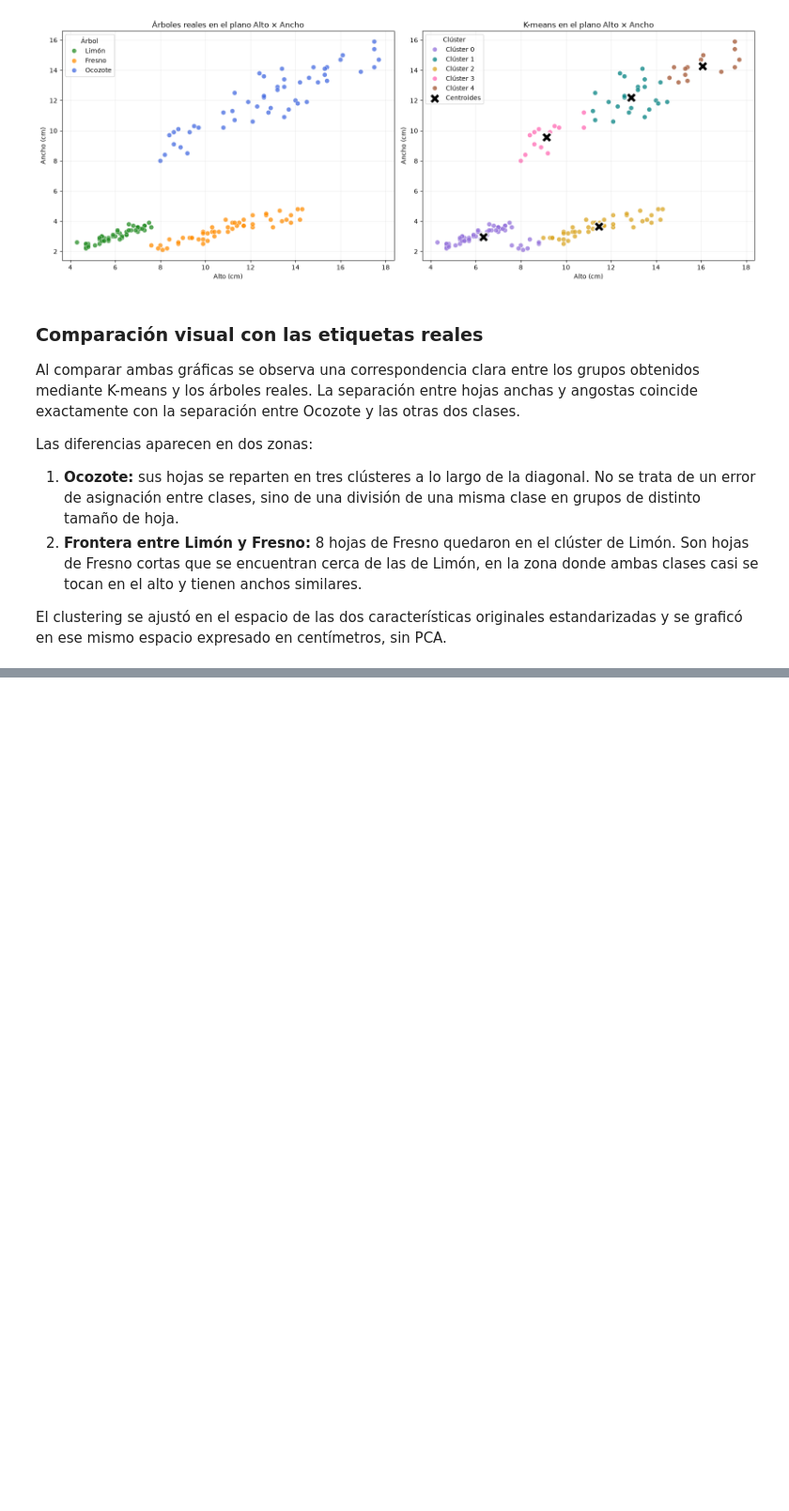
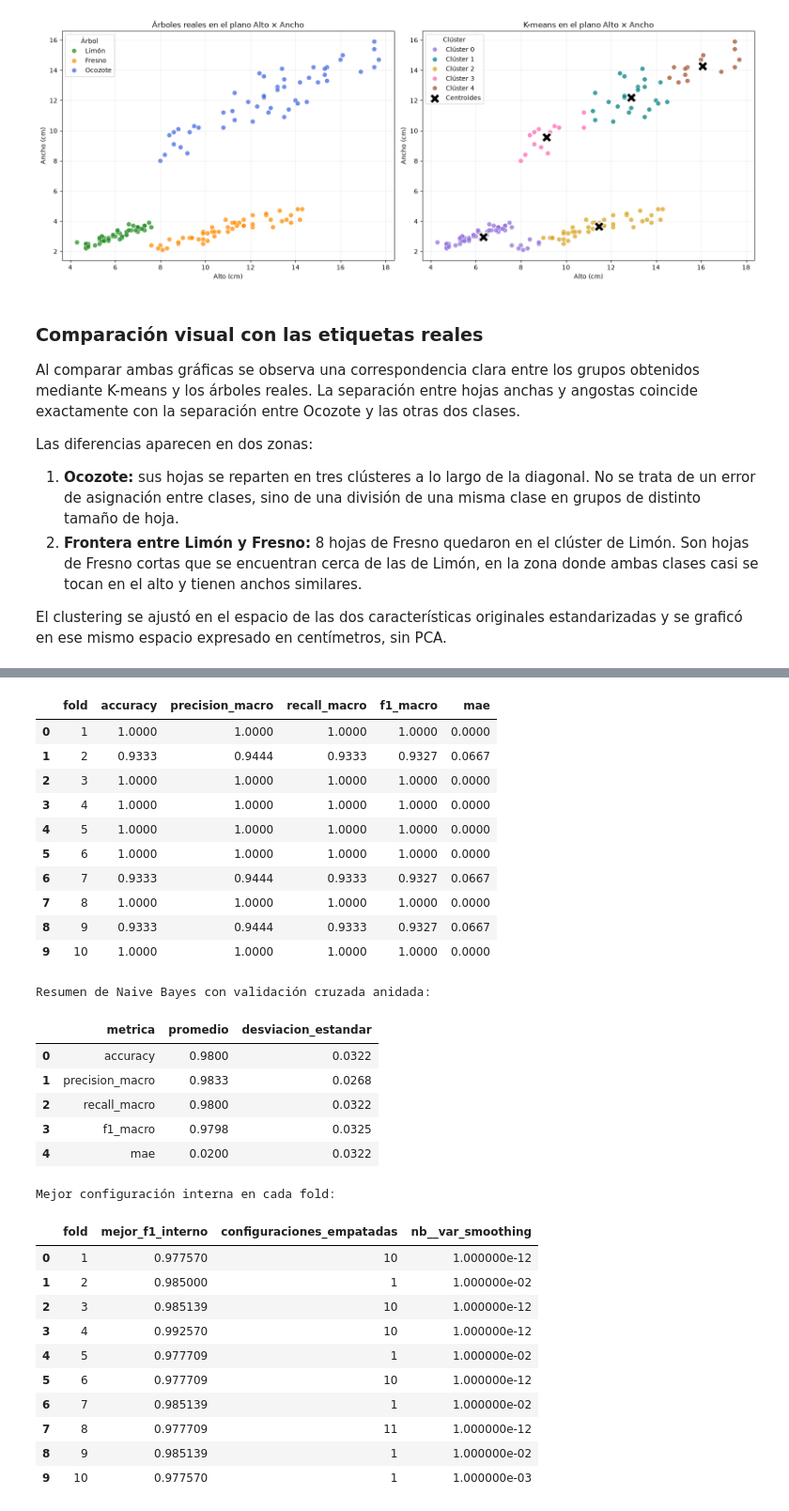
Before and after one commit to jpmartham/proyecto-final-razonamiento, a Jupyter notebook: notebooks/hojas.ipynb, the cells around one changed output, grey strips where cells are left out. Shown at 94% size. Cells and saved outputs as stored; diff of their text form; code cells hidden in the pictures; blank space fills up the shorter version.

```diff
--- a/notebooks/hojas.ipynb
+++ b/notebooks/hojas.ipynb
@@ -1822,0 +1904,48 @@ La frontera tiene una forma irregular, característica de k-NN, porque el algori
+# %%
+# Mostrar las métricas obtenidas en cada fold
+display(
+    resultados_folds_nb_df.round(4)
+)
+
+resumen_nb = resumir_metricas(resultados_folds_nb_df)
+
+print("Resumen de Naive Bayes con validación cruzada anidada:")
+display(
+    resumen_nb.round(4)
+)
+
+print("Mejor configuración interna en cada fold:")
+display(
+    mejores_parametros_folds_nb_df
+)
+# %% [output]
+|  | fold | accuracy | precision_macro | recall_macro | f1_macro | mae |
+| 0 | 1 | 1.0000 | 1.0000 | 1.0000 | 1.0000 | 0.0000 |
+| 1 | 2 | 0.9333 | 0.9444 | 0.9333 | 0.9327 | 0.0667 |
+| 2 | 3 | 1.0000 | 1.0000 | 1.0000 | 1.0000 | 0.0000 |
+| 3 | 4 | 1.0000 | 1.0000 | 1.0000 | 1.0000 | 0.0000 |
+| 4 | 5 | 1.0000 | 1.0000 | 1.0000 | 1.0000 | 0.0000 |
+| 5 | 6 | 1.0000 | 1.0000 | 1.0000 | 1.0000 | 0.0000 |
+| 6 | 7 | 0.9333 | 0.9444 | 0.9333 | 0.9327 | 0.0667 |
+| 7 | 8 | 1.0000 | 1.0000 | 1.0000 | 1.0000 | 0.0000 |
+| 8 | 9 | 0.9333 | 0.9444 | 0.9333 | 0.9327 | 0.0667 |
+| 9 | 10 | 1.0000 | 1.0000 | 1.0000 | 1.0000 | 0.0000 |
+Resumen de Naive Bayes con validación cruzada anidada:
+|  | metrica | promedio | desviacion_estandar |
+| 0 | accuracy | 0.9800 | 0.0322 |
+| 1 | precision_macro | 0.9833 | 0.0268 |
+| 2 | recall_macro | 0.9800 | 0.0322 |
+| 3 | f1_macro | 0.9798 | 0.0325 |
+| 4 | mae | 0.0200 | 0.0322 |
+Mejor configuración interna en cada fold:
+|  | fold | mejor_f1_interno | configuraciones_empatadas | nb__var_smoothing |
+| 0 | 1 | 0.977570 | 10 | 1.000000e-12 |
+| 1 | 2 | 0.985000 | 1 | 1.000000e-02 |
+| 2 | 3 | 0.985139 | 10 | 1.000000e-12 |
+| 3 | 4 | 0.992570 | 10 | 1.000000e-12 |
+| 4 | 5 | 0.977709 | 1 | 1.000000e-02 |
+| 5 | 6 | 0.977709 | 10 | 1.000000e-12 |
+| 6 | 7 | 0.985139 | 1 | 1.000000e-02 |
+| 7 | 8 | 0.977709 | 11 | 1.000000e-12 |
+| 8 | 9 | 0.985139 | 1 | 1.000000e-02 |
+| 9 | 10 | 0.977570 | 1 | 1.000000e-03 |
```
Also changed, not shown: parts of 39 cells of this notebook.
